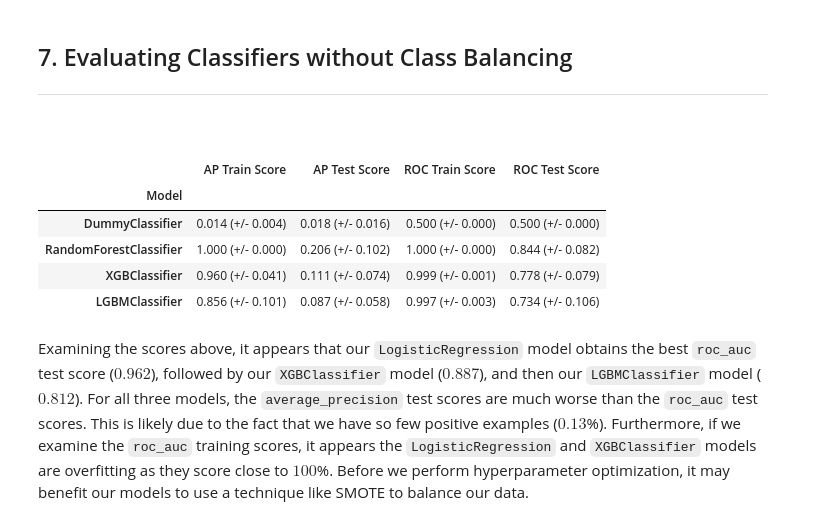
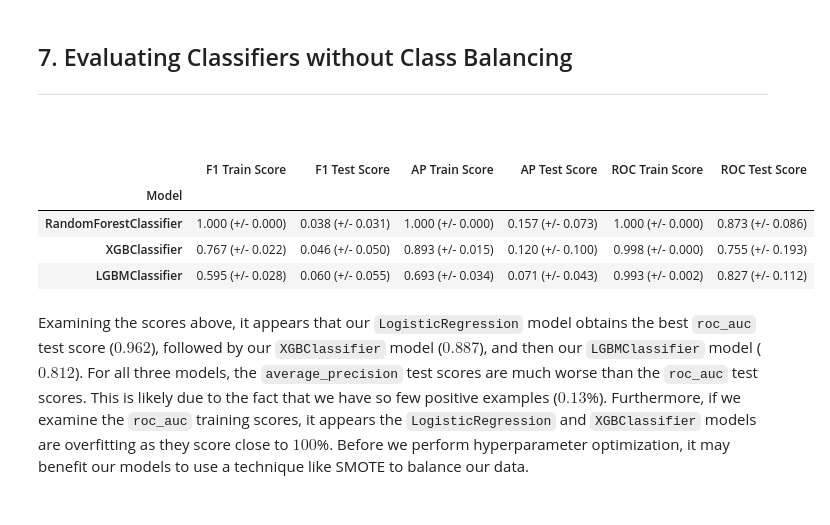
Before and after one commit to lukebass/wews, a Jupyter notebook: report/project.ipynb, the cells around one changed output. Cells and saved outputs as stored; diff of their text form; code cells hidden in the pictures.

```diff
--- a/report/project.ipynb
+++ b/report/project.ipynb
@@ -234,4 +231,0 @@ Because we are concerned with predicting wildfire spread, we can remove samples
-# %%
-for name, group in df.groupby('date'):
-    if group['fire_today'].sum() == 0:
-        df = df.drop(group.index)
@@ -434,8 +500,7 @@ For each of our numeric features, we now have a lagged version of that feature f
 # %% [markdown]
 Because our dataset is a time series, we are unable to randomly split our data using conventional methods like `train_test_split`. Instead, we will take all data before $2021$ as our training set and all data after this point, all of $2021$, as our testing set.
 # %%
-sorted_df = lag_df.sort_values(by=['date', 'region'])
-train_df = sorted_df.query('date < 20210101')
-test_df = sorted_df.query('date >= 20210101')
+train_df = lag_df.query('date < 20210101')
+test_df = lag_df.query('date >= 20210101')
 print('Ratio of Training data: %.3f' % (len(train_df) / (len(train_df) + len(test_df))))
 # %% [output]
@@ -450,6 +515,14 @@ X_train = train_df.drop(columns=['fire_tomorrow'])
 X_test = test_df.drop(columns=['fire_tomorrow'])
 y_train = train_df['fire_tomorrow']
 y_test = test_df['fire_tomorrow']
+
+passthrough_features = [
+    'fire_today'
+]
+
+drop_features = [
+    'date'
+]
 
 numeric_features = [
     'time',
@@ -526,27 +599,16 @@ numeric_features = [
     'precipitation_lag_3'
 ]
 
-binary_features = [
-    'fire_today',
-    'fire_today_lag_1',
-    'fire_today_lag_2',
-    'fire_today_lag_3'
-]
-
 categorical_features = [
     'month',
-    'year'
-]
-
-drop_features = [
-    'date',
+    'year',
     'region'
 ]
 
 preprocessor = make_column_transformer(
+    ('passthrough', passthrough_features),
     ('drop', drop_features),
     (make_pipeline(SimpleImputer(), StandardScaler()), numeric_features),
-    (SimpleImputer(strategy='median'), binary_features),
     (OneHotEncoder(handle_unknown='ignore'), categorical_features)
 )
 # %% [markdown]
@@ -557,51 +619,50 @@ As we stated above, with the exception of `date` and `month`, all of our feature
 ## 7. Evaluating Classifiers without Class Balancing
 <hr><br>
 # %%
-columns = ['Model', 'AP Train Score', 'AP Test Score', 'ROC Train Score', 'ROC Test Score']
+columns = ['Model', 'F1 Train Score', 'F1 Test Score', 'AP Train Score', 'AP Test Score', 'ROC Train Score', 'ROC Test Score']
 models = {
-    'DummyClassifier': DummyClassifier(),
     'RandomForestClassifier': RandomForestClassifier(),
     'XGBClassifier': XGBClassifier(),
     'LGBMClassifier': LGBMClassifier()
 }
 
-def crossValidateSummary(model, X_train, y_train, scoring=['average_precision', 'roc_auc']):
+def crossValidateSummary(model, X_train, y_train, scoring=['f1', 'average_precision', 'roc_auc']):
     scores = cross_validate(
         model,
         X_train,
         y_train,
         scoring=scoring,
         return_train_score=True,
-        cv=TimeSeriesSplit(),
         n_jobs=-1
     )
 
     return [
+        ('%0.3f (+/- %0.3f)' % (scores['train_f1'].mean(), scores['train_f1'].std())),
+        ('%0.3f (+/- %0.3f)' % (scores['test_f1'].mean(), scores['test_f1'].std())),
         ('%0.3f (+/- %0.3f)' % (scores['train_average_precision'].mean(), scores['train_average_precision'].std())),
         ('%0.3f (+/- %0.3f)' % (scores['test_average_precision'].mean(), scores['test_average_precision'].std())),
         ('%0.3f (+/- %0.3f)' % (scores['train_roc_auc'].mean(), scores['train_roc_auc'].std())),
         ('%0.3f (+/- %0.3f)' % (scores['test_roc_auc'].mean(), scores['test_roc_auc'].std()))
     ]
 
-def evaluateModels(X_train=X_train, y_train=y_train, models=models, preprocessor=preprocessor, sampler=False):
+def evaluateModels(X_train=X_train, y_train=y_train, models=models, preprocessor=preprocessor, sampler=False, label=None):
     summary = []
 
     for name, model in models.items():
         pipe = make_pipeline(preprocessor, model) if sampler is False else imb_make_pipeline(preprocessor, SMOTE(), model)
         scores = crossValidateSummary(pipe, X_train, y_train)
-        summary.append([name if sampler is False else name + ' (smote)', scores[0], scores[1], scores[2], scores[3]])
+        summary.append([name if label is None else name + ' ' + label, scores[0], scores[1], scores[2], scores[3], scores[4], scores[5]])
 
     return summary
 
 summary = evaluateModels()
 pd.DataFrame(summary, columns=columns).set_index('Model')
 # %% [output]
-|  | AP Train Score | AP Test Score | ROC Train Score | ROC Test Score |
-| Model |  |  |  |  |
-| DummyClassifier | 0.014 (+/- 0.004) | 0.018 (+/- 0.016) | 0.500 (+/- 0.000) | 0.500 (+/- 0.000) |
-| RandomForestClassifier | 1.000 (+/- 0.000) | 0.206 (+/- 0.102) | 1.000 (+/- 0.000) | 0.844 (+/- 0.082) |
-| XGBClassifier | 0.960 (+/- 0.041) | 0.111 (+/- 0.074) | 0.999 (+/- 0.001) | 0.778 (+/- 0.079) |
-| LGBMClassifier | 0.856 (+/- 0.101) | 0.087 (+/- 0.058) | 0.997 (+/- 0.003) | 0.734 (+/- 0.106) |
+|  | F1 Train Score | F1 Test Score | AP Train Score | AP Test Score | ROC Train Score | ROC Test Score |
+| Model |  |  |  |  |  |  |
+| RandomForestClassifier | 1.000 (+/- 0.000) | 0.038 (+/- 0.031) | 1.000 (+/- 0.000) | 0.157 (+/- 0.073) | 1.000 (+/- 0.000) | 0.873 (+/- 0.086) |
+| XGBClassifier | 0.767 (+/- 0.022) | 0.046 (+/- 0.050) | 0.893 (+/- 0.015) | 0.120 (+/- 0.100) | 0.998 (+/- 0.000) | 0.755 (+/- 0.193) |
+| LGBMClassifier | 0.595 (+/- 0.028) | 0.060 (+/- 0.055) | 0.693 (+/- 0.034) | 0.071 (+/- 0.043) | 0.993 (+/- 0.002) | 0.827 (+/- 0.112) |
 # %% [markdown]
 Examining the scores above, it appears that our `LogisticRegression` model obtains the best `roc_auc` test score ($0.962$), followed by our `XGBClassifier` model ($0.887$), and then our `LGBMClassifier` model ($0.812$). For all three models, the `average_precision` test scores are much worse than the `roc_auc` test scores. This is likely due to the fact that we have so few positive examples ($0.13$%). Furthermore, if we examine the `roc_auc` training scores, it appears the `LogisticRegression` and `XGBClassifier` models are overfitting as they score close to $100$%. Before we perform hyperparameter optimization, it may benefit our models to use a technique like SMOTE to balance our data.
 # %% [markdown]
```
Also changed, not shown: parts of 17 cells of this notebook.
